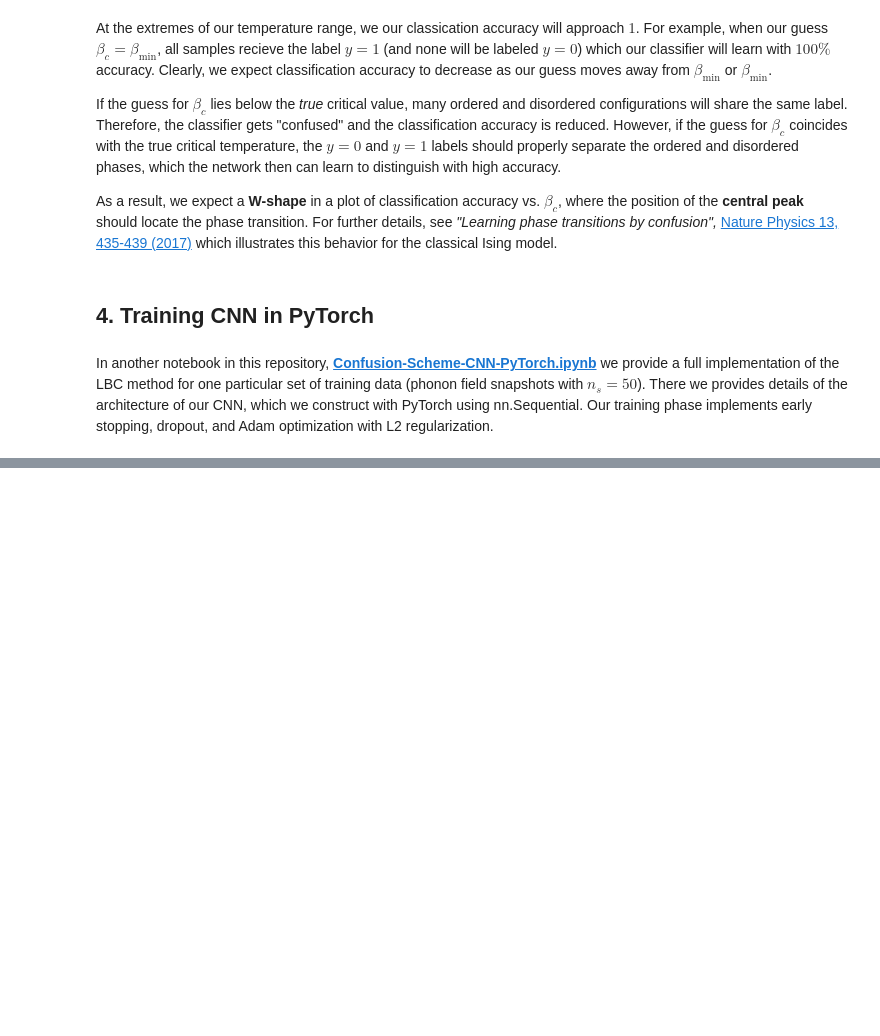
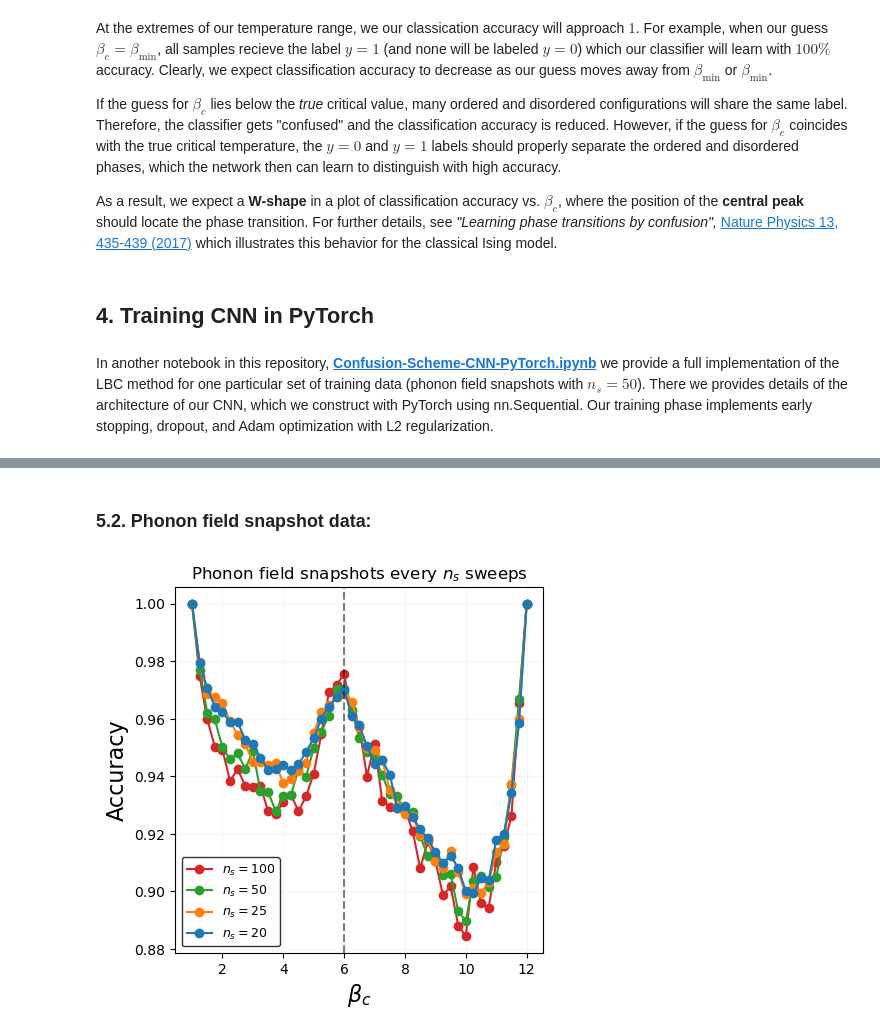
Before and after one commit to owenpb/Confusion-Scheme-Learning, a Jupyter notebook: Methodology_and_Results.ipynb, the cells around one changed output, grey strips where cells are left out. Drawn from its saved outputs; the diff is of its cells as text; code cells hidden in the pictures; blank space fills up the shorter version.

```diff
--- a/Methodology_and_Results.ipynb
+++ b/Methodology_and_Results.ipynb
@@ -63,0 +121,17 @@ In another notebook in this repository, [**Confusion-Scheme-CNN-PyTorch.ipynb**]
+# %% [markdown]
+### 5.2. Phonon field snapshot data:
+# %%
+plt.figure(figsize=(4.75, 4.75))
+plt.plot(Tcs_values, phonon_snapshot_accuracies_ns100, '-o', color='tab:red', label=r'$n_s=100$')
+plt.plot(Tcs_values, phonon_snapshot_accuracies_ns50, '-o', color='tab:green', label=r'$n_s=50$')
+plt.plot(Tcs_values, phonon_snapshot_accuracies_ns25, '-o', color='tab:orange', label=r'$n_s=25$')
+plt.plot(Tcs_values, phonon_snapshot_accuracies_ns20, '-o', color='tab:blue', label=r'$n_s=20$')
+plt.grid(alpha=0.1)
+plt.axvline(x=6.0, color='k', linestyle='dashed', alpha=0.5)
+plt.legend(frameon=True, edgecolor='k', fontsize=9)
+plt.xlabel(r'$\beta_c$', fontsize=16)
+plt.ylabel('Accuracy', fontsize=16)
+plt.title('Phonon field snapshots every ' + r'$n_s$' ' sweeps')
+plt.show()
+# %% [output]
+[figure, added]
```
Also changed, not shown: parts of 12 cells of this notebook.
